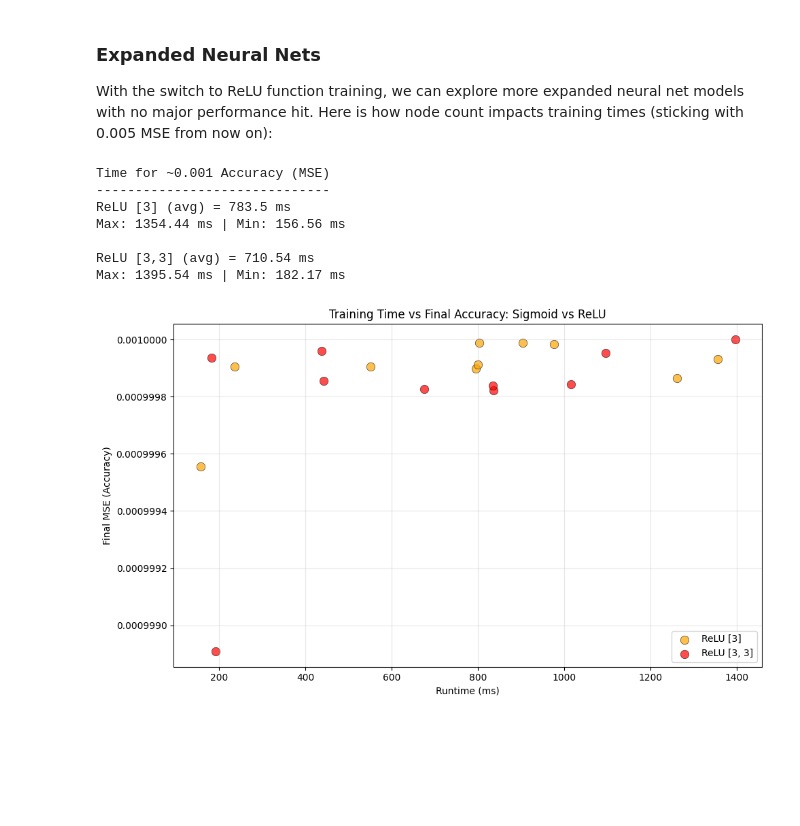
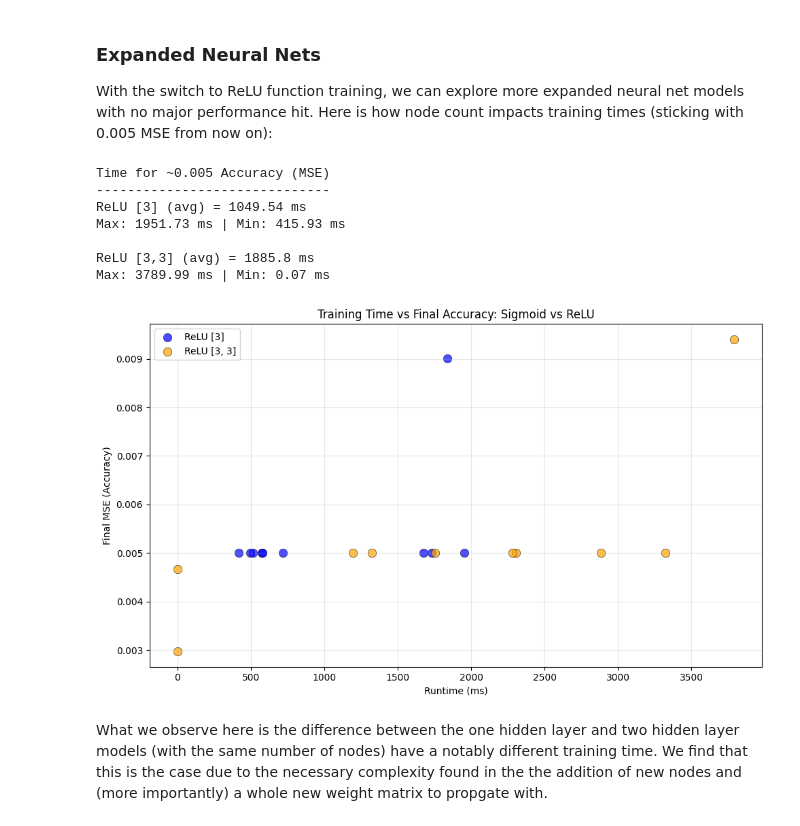
Before and after one commit to Saccadence/CogSci-131, a Jupyter notebook: Assignment 1/Assignment 1.ipynb, the cells around one changed output. Saved outputs shown, nothing was run; the diff lists cells and outputs as text; code cells hidden in the pictures; blank space fills up the shorter version.

Commit message:
Some fixes and improvements to model training and graphing

```diff
--- a/Assignment 1/Assignment 1.ipynb
+++ b/Assignment 1/Assignment 1.ipynb
@@ -256,9 +254,9 @@ def trainAcc(NN,X,y,acc,c, maxIter=float("inf")) -> Neural_Network:
 
     # If accuracy (model's current accuracy) < acc (desired accuracy), then continue loop
     while accuracy > acc:
-        for i in range(len(NN.W)):
+        for j in range(len(NN.W)):
             NN.costFunctionPrime(X,y)
-            NN.W[i] -= c * NN.dJdW[i]
+            NN.W[j] -= c * NN.dJdW[j]
         NN.costs.append(NN.costFunction(X,y))
         accuracy = NN.computeAccuracy(X,y)
         i+=1
@@ -502,4 +465,10 @@ Defined in Part 1, the ReLU (Rectified Linear Unit) function returns the input i
 Furthermore, the ReLU function avoids an issue that is present in the Sigmoid function in which the compression of the inputs to a value between 0 and 1 causes intensity to be lost, leading to the "vanishing gradient problem" which impacts the training needed for weight matricies.
 # %% [markdown]
 ### Comparing the Training Functions
+# %%
+# Parameters (Comparisons)
+n = 10
+scalar = [0.0025, 0.0025] # Sig, ReLU
+acc = 0.005
+maxIter = 10000
 # %%
@@ -582,47 +539,23 @@ The graphs you see, the recently generated and the prior generation, are example
 ### Expanded Neural Nets
 With the switch to ReLU function training, we can explore more expanded neural net models with no major performance hit. Here is how node count impacts training times (sticking with 0.005 MSE from now on):
 # %%
-dataRelu_0_3 = {}
-
-n = 10
-scalar = 0.0025
-acc = 0.001
-maxIter = 50000
-
-dataRelu = []
-rtRelu = []
-for _ in range(n):
-    start = time.time()
-    NNRelu = Neural_Network('relu')
-    NNRelu = trainAcc(NNRelu,X,y,acc,scalar,maxIter)
-    stop = time.time()
-    runtime = stop - start
-
-    final_acc = NNRelu.computeAccuracy(X,y)
-    dataRelu.append((runtime, final_acc))
-    rtRelu.append(runtime)
-dataRelu_0_3['relu'] = dataRelu
-rtReluFmt = list(map(lambda x:((x*1000)//0.01)/100, rtRelu))
-rtReluAvg = ((sum(rtReluFmt)/len(rtRelu))//0.01)/100
-
-
 dataRelu3 = []
 rtRelu3 = []
 for _ in range(n):
     start = time.time()
     NNRelu3 = Neural_Network('relu',[3,3])
-    NNRelu3 = trainAcc(NNRelu3,X,y,acc,scalar,maxIter)
+    NNRelu3 = trainAcc(NNRelu3,X,y,acc,scalar[1],maxIter)
     stop = time.time()
     runtime = stop - start
 
     final_acc = NNRelu3.computeAccuracy(X,y)
     dataRelu3.append((runtime, final_acc))
     rtRelu3.append(runtime)
-dataRelu_0_3['relu3'] = dataRelu3
+dataCompare['relu3'] = dataRelu3
 rtRelu3Fmt = list(map(lambda x:((x*1000)//0.01)/100, rtRelu3))
 rtRelu3Avg = ((sum(rtRelu3Fmt)/len(rtRelu3))//0.01)/100
 # %%
-print("Time for ~0.001 Accuracy (MSE)")
+print("Time for ~0.005 Accuracy (MSE)")
 print("------------------------------")
 
 print(f"ReLU [3] (avg) = {rtReluAvg} ms")
@@ -635,14 +568,16 @@ print(f"Max: {max(rtRelu3Fmt)} ms | Min: {min(rtRelu3Fmt)} ms")
 #for i in range(len(rtRelu3Fmt)):
     #print(f" - #{i+1}: {rtRelu3Fmt[i]} ms")
 # %% [output]
-Time for ~0.001 Accuracy (MSE)
+Time for ~0.005 Accuracy (MSE)
 ------------------------------
-ReLU [3] (avg) = 783.5 ms
-Max: 1354.44 ms | Min: 156.56 ms
+ReLU [3] (avg) = 1049.54 ms
+Max: 1951.73 ms | Min: 415.93 ms
 
-ReLU [3,3] (avg) = 710.54 ms
-Max: 1395.54 ms | Min: 182.17 ms
+ReLU [3,3] (avg) = 1885.8 ms
+Max: 3789.99 ms | Min: 0.07 ms
 # %%
-plotData(dataRelu_0_3)
+plotData(dataCompare, ['relu', 'relu3'])
 # %% [output]
-[figure, old version]
+[figure, new version]
+# %% [markdown]
+What we observe here is the difference between the one hidden layer and two hidden layer models (with the same number of nodes) have a notably different training time. We find that this is the case due to the necessary complexity found in the the addition of new nodes and (more importantly) a whole new weight matrix to propgate with.
```
Also changed, not shown: parts of 15 cells of this notebook.
